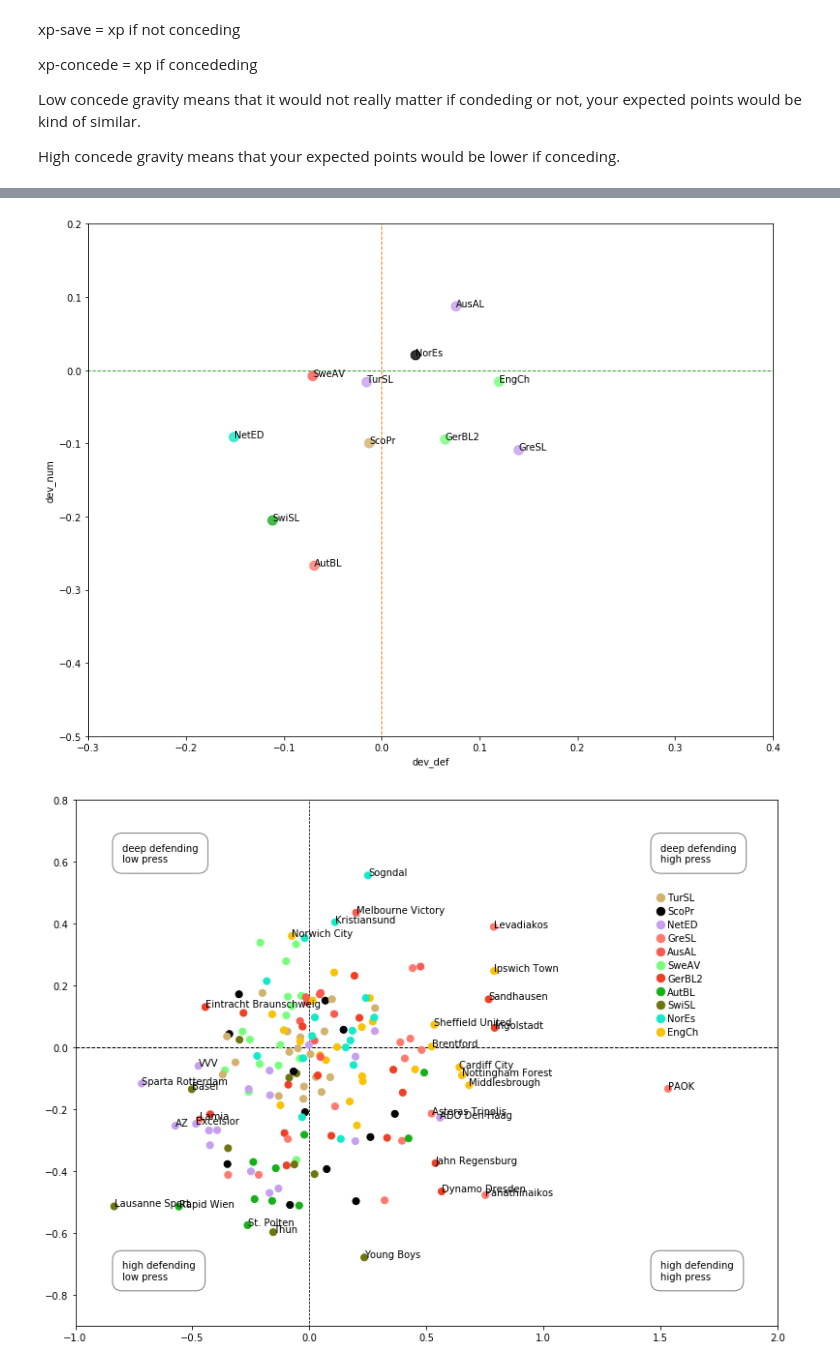
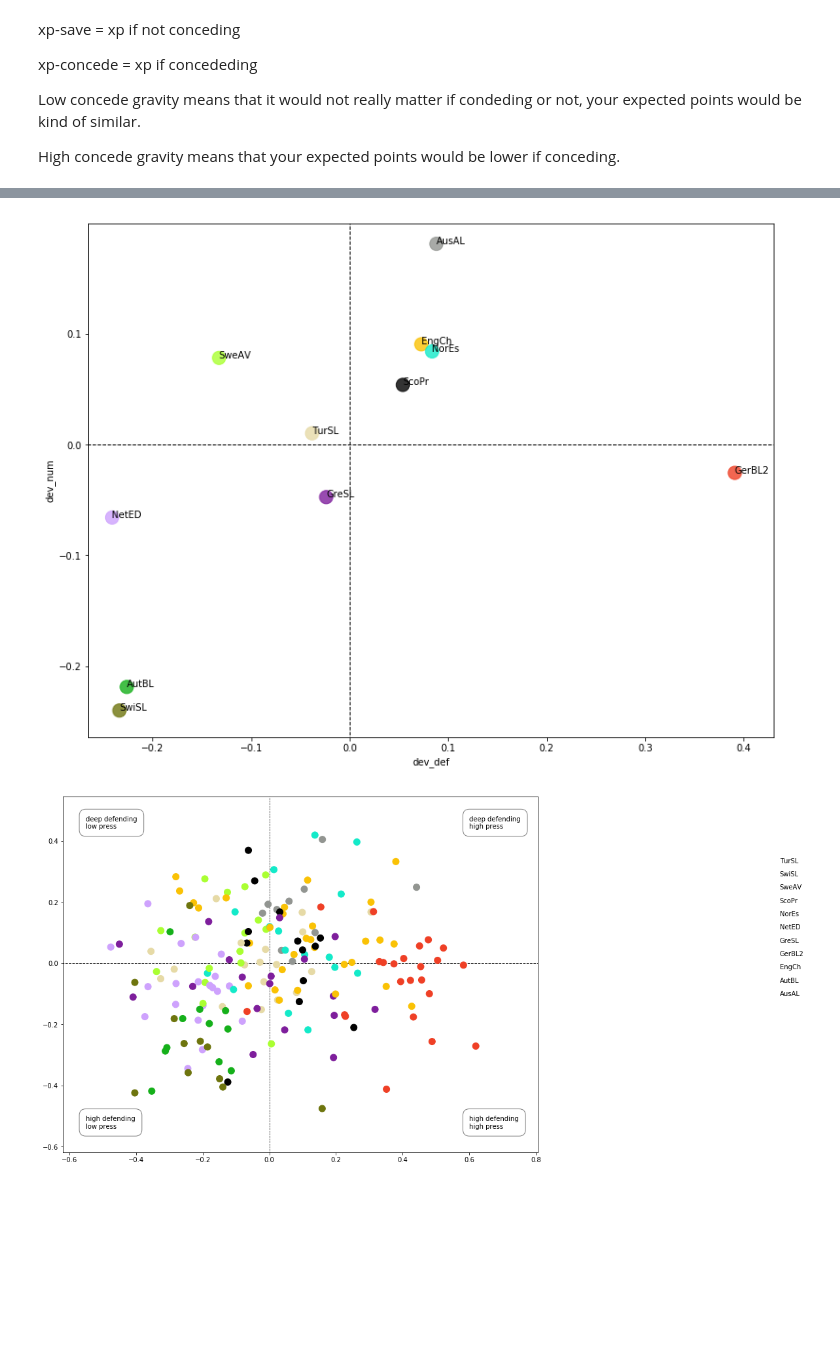
Before and after one commit to karlanka/stratagem_projects, a Jupyter notebook: defensive_clustering.ipynb, the cells around one changed output, grey strips where cells are left out. Cells and saved outputs as stored; diff of their text form; code cells hidden in the pictures; blank space fills up the shorter version.

```diff
--- a/defensive_clustering.ipynb
+++ b/defensive_clustering.ipynb
@@ -97,7 +98,7 @@ df = pd.concat((df, df_temp), axis=1)
 # number of homegoals
 homegoal = df[(df['icon'] == 'goal') & (df['team'] == df['hometeam'])].groupby('competition').count()['index']
 # number of awaygoals
-awaygoal = df[(df['icon'] == 'goal') & (df['team'] <> df['hometeam'])].groupby('competition').count()['index']
+awaygoal = df[(df['icon'] == 'goal') & (df['team'] != df['hometeam'])].groupby('competition').count()['index']
 #join together to gamecount
 df_goal = pd.concat((homegoal, awaygoal, df.groupby('competition')['gsm_id'].nunique()), axis=1)
 # rename columns
@@ -190,3 +195,4 @@ df[['xp_goal', 'xp_miss']] = df['gravity'].apply(pd.Series)
 # %%
-df = df[df['type'] == 'Open Play']
+df = df[df['type'].str.contains('pen ')]
 df = df[(df['bodypart'] == 'Right') | (df['bodypart'] == 'Left')]
+df.shape
@@ -297,0 +335,9 @@ model.fit(x_tr, y_tr);
+# %%
+# {'min_samples_leaf': 200, 'n_estimators': 800}
+
+#model = RandomForestRegressor(min_samples_leaf=GS.best_params_['min_samples_leaf'],
+ #                              n_estimators=GS.best_params_['n_estimators'])
+
+model = RandomForestRegressor(min_samples_leaf=100, n_estimators=200)
+
+model.fit(x_tr, y_tr);
@@ -315,3 +392,7 @@ RMSE numdef: 1.64549516688
+# %%
+pred_def = model.predict(X)
+df['x_def'] = pred_def[:,0]
+df['x_num'] = pred_def[:,1]
 # %%
 df_describe = pd.DataFrame()
 df_describe['x_def'] = pred_test[:,0]
@@ -364,14 +441,16 @@ fig, ax = plt.subplots(figsize=(13,10))
 
 df_def = df.groupby(by='competition', as_index=False).mean()
 
+cs = [color_leagues[x] for x in df_def.competition]
+
 sns.regplot('dev_def', 'dev_num', data=df_def, fit_reg=False, ax = ax,
-            scatter_kws={'color':cs,'marker':'d', 's':100})
+            scatter_kws={'color':cs,'s':200})
 
-ax.plot((0,0),(-1,1) ,ls='--', lw=1)
-ax.plot((-1,2),(0,0) ,ls='--', lw=1)
+ax.plot((0,0),(-1,1) ,ls='--', lw=1, c='black')
+ax.plot((-1,2),(0,0) ,ls='--', lw=1, c='black')
 
-plt.xlim(-.3,.4)
-plt.ylim(-.5,.2)
+plt.xlim(df_def.dev_def.min()*1.1,df_def.dev_def.max()*1.1)
+plt.ylim(df_def.dev_num.min()*1.1,df_def.dev_num.max()*1.1)
 
 mean_dp_dev = df_def.dev_def.mean()
 mean_num_dev = df_def.dev_num.mean()
@@ -379,50 +458,49 @@ mean_num_dev = df_def.dev_num.mean()
 for index, row in df_def.iterrows():
     ax.annotate(row['competition'], (row['dev_def'], row['dev_num']))
 # %% [output]
-[figure, old version]
+[figure, new version]
 # %%
 fig, ax = plt.subplots(figsize=(13,10))
 
 df_def = df.groupby(by=['defending_team', 'competition'], as_index=False).mean()
 #sns.regplot(df_test.defpressure, df_test.numdefplayers, fit_reg=False, ax=ax)
 colors = [color_leagues[x] for x in df_def['competition']]
-markers = [marker_leagues[x] for x in df_def['competition']]
+#markers = [marker_leagues[x] for x in df_def['competition']]
 
 ax.plot((0,0),(-1,1) ,ls='--', c='k', lw=.75, zorder=1)
 ax.plot((-1,2),(0,0) ,ls='--', c='k', lw=1)
 
-#sns.regplot('dev_def', 'dev_num', data=df_def, fit_reg=False, ax=ax, scatter_kws={'color':cs,'marker':'d'})
-ax.scatter(df_def.dev_def, df_def.dev_num, c=colors, s=50, zorder=20)
+ax.scatter(df_def.dev_def, df_def.dev_num, c=colors, s=100, zorder=20)
 
-#for _s, c, _x, _y in zip(markers, colors, df_def.dev_def, df_def.dev_num):
- #   ax.scatter(_x, _y, marker=_s, c=c, s=50)
-
-plt.xlim(-1,2)
-plt.ylim(-.9,.8)
+scalar = 1.3
+plt.xlim(df_def.dev_def.min()*scalar,df_def.dev_def.max()*scalar)
+plt.ylim(df_def.dev_num.min()*scalar,df_def.dev_num.max()*scalar)
 
 mean_dp_dev = df_def.dev_def.mean()
 mean_num_dev = df_def.dev_num.mean()
 
-for index, row in df_def.iterrows():
-    if mean_dp_dev  - .55 > row['dev_num'] or mean_dp_dev + .32 < row['dev_num'] \
-            or mean_num_dev  - .35 > row['dev_def'] or mean_num_dev + .6 < row['dev_def']:
-        ax.annotate(row['defending_team'], (row['dev_def'], row['dev_num']), zorder=21)
+# for index, row in df_def.iterrows():
+#     if mean_dp_dev  - .55 > row['dev_num'] or mean_dp_dev + .32 < row['dev_num'] \
+#             or mean_num_dev  - .35 > row['dev_def'] or mean_num_dev + .6 < row['dev_def']:
+#         ax.annotate(row['defending_team'], (row['dev_def'], row['dev_num']), zorder=21)
 
 # legend
 for i, (comp, color) in enumerate(color_leagues.items()):
-    ax.scatter(1.5, i/23.0+.05, color=color, s=70)
-    ax.text(1.53, i/23.0+.04, comp)
+    ax.scatter(1.5, i/23.0-.1, color=color, s=70)
+    ax.text(1.53, i/23.0-.1, comp, va='center')
 
-ax.text(-.8, .6, 'deep defending\nlow press', fontsize=10,
+x_r, x_l, y_r, y_l = .6, -.55, .44, -.54
+
+ax.text(x_l, y_r, 'deep defending\nlow press', fontsize=10,
         bbox={'facecolor':'white', 'alpha':0.5, 'pad':1, 'boxstyle':'round'})
 
-ax.text(1.5, .6, 'deep defending\nhigh press', fontsize=10,
+ax.text(x_r, y_r, 'deep defending\nhigh press', fontsize=10,
         bbox={'facecolor':'white', 'alpha':0.5, 'pad':1, 'boxstyle':'round'})
 
-ax.text(-.8, -.75, 'high defending\nlow press', fontsize=10,
+ax.text(x_l, y_l, 'high defending\nlow press', fontsize=10,
         bbox={'facecolor':'white', 'alpha':0.5, 'pad':1, 'boxstyle':'round'})
 
-ax.text(1.5, -.75, 'high defending\nhigh press', fontsize=10,
+ax.text(x_r, y_l, 'high defending\nhigh press', fontsize=10,
         bbox={'facecolor':'white', 'alpha':0.5, 'pad':1, 'boxstyle':'round'});
 # %% [output]
-[figure, old version]
+[figure, new version]
```
Also changed, not shown: parts of 43 cells of this notebook, 1 other file.
